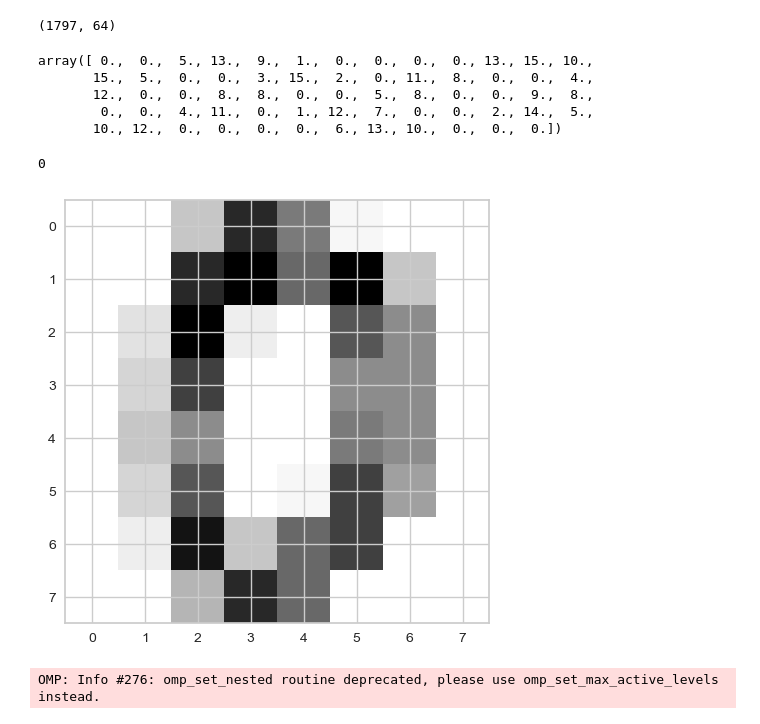
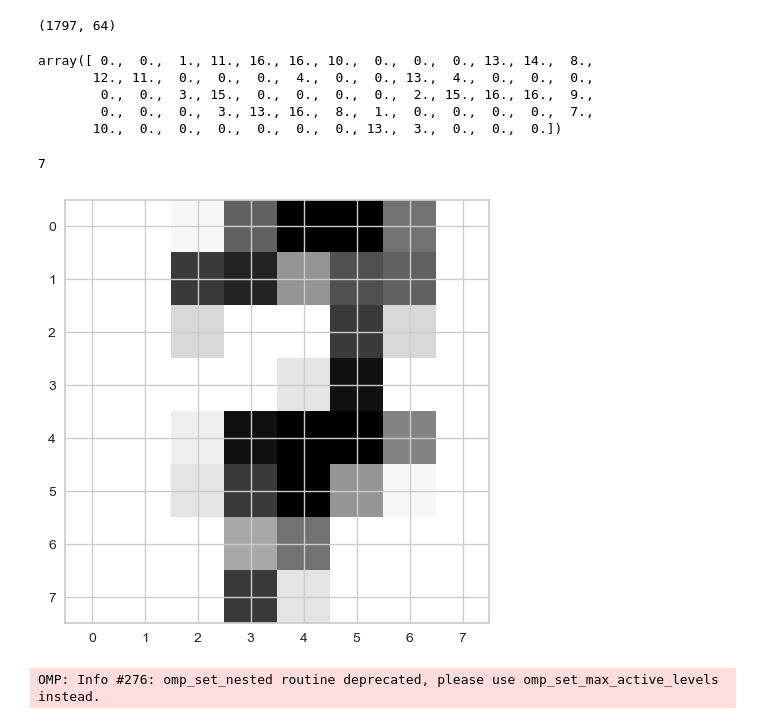
Before and after one commit to Ironhack-Data-Madrid-Abril-2023/apuntes_clase, a Jupyter notebook: semana_7/4.3 - Evaluacion No Supervisado.ipynb, the cells around one changed output. Drawn from its saved outputs; the diff is of its cells as text; code cells hidden in the pictures.

```diff
--- a/semana_7/4.3 - Evaluacion No Supervisado.ipynb
+++ b/semana_7/4.3 - Evaluacion No Supervisado.ipynb
@@ -360,21 +371,21 @@ digitos.data.shape
 # %% [output]
 (1797, 64)
 # %%
-digitos.data[0]
+digitos.data[300]
 # %% [output]
-array([ 0.,  0.,  5., 13.,  9.,  1.,  0.,  0.,  0.,  0., 13., 15., 10.,
-       15.,  5.,  0.,  0.,  3., 15.,  2.,  0., 11.,  8.,  0.,  0.,  4.,
-       12.,  0.,  0.,  8.,  8.,  0.,  0.,  5.,  8.,  0.,  0.,  9.,  8.,
-        0.,  0.,  4., 11.,  0.,  1., 12.,  7.,  0.,  0.,  2., 14.,  5.,
-       10., 12.,  0.,  0.,  0.,  0.,  6., 13., 10.,  0.,  0.,  0.])
+array([ 0.,  0.,  1., 11., 16., 16., 10.,  0.,  0.,  0., 13., 14.,  8.,
+       12., 11.,  0.,  0.,  0.,  4.,  0.,  0., 13.,  4.,  0.,  0.,  0.,
+        0.,  0.,  3., 15.,  0.,  0.,  0.,  0.,  2., 15., 16., 16.,  9.,
+        0.,  0.,  0.,  3., 13., 16.,  8.,  1.,  0.,  0.,  0.,  0.,  7.,
+       10.,  0.,  0.,  0.,  0.,  0.,  0., 13.,  3.,  0.,  0.,  0.])
 # %%
-digitos.target[0]
+digitos.target[300]
 # %% [output]
-0
+7
 # %%
-plt.imshow(digitos.data[0].reshape(8, 8));
+plt.imshow(digitos.data[300].reshape(8, 8));
 # %% [output]
-[figure, old version]
+[figure, new version]
 # %%
 import pandas as pd
 
```
Also changed, not shown: parts of 6 cells of this notebook.
